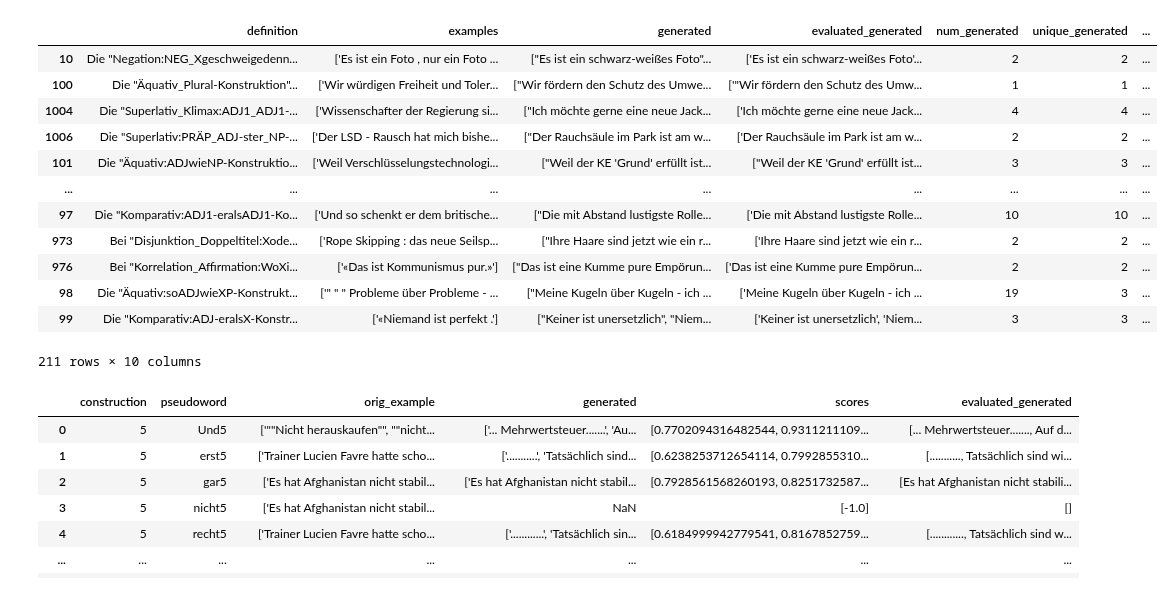
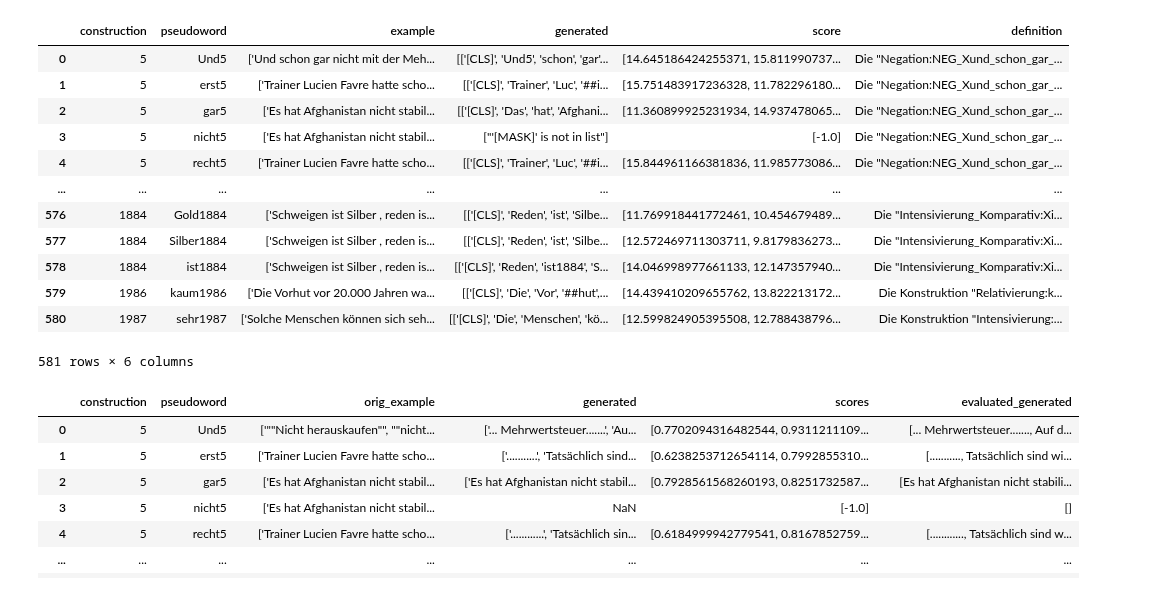
Before and after one commit to TiMauzi/llm-x-cxg, a Jupyter notebook: src/eval/eval_generate_human.ipynb, the cells around one changed output. Cells and saved outputs as stored; diff of their text form; code cells hidden in the pictures.

Commit message:
added bsbbert eval

```diff
--- a/src/eval/eval_generate_human.ipynb
+++ b/src/eval/eval_generate_human.ipynb
@@ -9,22 +10,24 @@ for i in range(5):
 # %%
 mbart_data = pd.read_csv("data/data_mbart_complete2.tsv", sep="\t", index_col=0)
 mbart_vanilla_data = pd.read_csv("data/data_mbart_vanilla_complete2.tsv", sep="\t", index_col=0)
+# %%
+bsbbert_data = pd.read_csv("data/data_bsbbert_complete.tsv", sep="\t", index_col=0)
 # %%
-llama_data[1]
+bsbbert_data
 # %% [output]
-|  | definition | examples | generated | evaluated_generated | num_generated | unique_generated | ... |
-| 10 | Die "Negation:NEG_Xgeschweigedenn... | ['Es ist ein Foto , nur ein Foto ... | ["Es ist ein schwarz-weißes Foto"... | ['Es ist ein schwarz-weißes Foto'... | 2 | 2 | ... |
-| 100 | Die "Äquativ_Plural-Konstruktion"... | ['Wir würdigen Freiheit und Toler... | ["Wir fördern den Schutz des Umwe... | ['"Wir fördern den Schutz des Umw... | 1 | 1 | ... |
-| 1004 | Die "Superlativ_Klimax:ADJ1_ADJ1-... | ['Wissenschafter der Regierung si... | ["Ich möchte gerne eine neue Jack... | ['Ich möchte gerne eine neue Jack... | 4 | 4 | ... |
-| 1006 | Die "Superlativ:PRÄP_ADJ-ster_NP-... | ['Der LSD - Rausch hat mich bishe... | ["Der Rauchsäule im Park ist am w... | ['Der Rauchsäule im Park ist am w... | 2 | 2 | ... |
-| 101 | Die "Äquativ:ADJwieNP-Konstruktio... | ['Weil Verschlüsselungstechnologi... | ["Weil der KE 'Grund' erfüllt ist... | ["Weil der KE 'Grund' erfüllt ist... | 3 | 3 | ... |
-| ... | ... | ... | ... | ... | ... | ... | ... |
-| 97 | Die "Komparativ:ADJ1-eralsADJ1-Ko... | ['Und so schenkt er dem britische... | ["Die mit Abstand lustigste Rolle... | ['Die mit Abstand lustigste Rolle... | 10 | 10 | ... |
-| 973 | Bei "Disjunktion_Doppeltitel:Xode... | ['Rope Skipping : das neue Seilsp... | ["Ihre Haare sind jetzt wie ein r... | ['Ihre Haare sind jetzt wie ein r... | 2 | 2 | ... |
-| 976 | Bei "Korrelation_Affirmation:WoXi... | ['«Das ist Kommunismus pur.»'] | ["Das ist eine Kumme pure Empörun... | ['Das ist eine Kumme pure Empörun... | 2 | 2 | ... |
-| 98 | Die "Äquativ:soADJwieXP-Konstrukt... | ['" " " Probleme über Probleme - ... | ["Meine Kugeln über Kugeln - ich ... | ['Meine Kugeln über Kugeln - ich ... | 19 | 3 | ... |
-| 99 | Die "Komparativ:ADJ-eralsX-Konstr... | ['«Niemand ist perfekt .'] | ["Keiner ist unersetzlich", "Niem... | ['Keiner ist unersetzlich', 'Niem... | 3 | 3 | ... |
+|  | construction | pseudoword | example | generated | score | definition |
+| 0 | 5 | Und5 | ['Und schon gar nicht mit der Meh... | [['[CLS]', 'Und5', 'schon', 'gar'... | [14.645186424255371, 15.811990737... | Die "Negation:NEG_Xund_schon_gar_... |
+| 1 | 5 | erst5 | ['Trainer Lucien Favre hatte scho... | [['[CLS]', 'Trainer', 'Luc', '##i... | [15.751483917236328, 11.782296180... | Die "Negation:NEG_Xund_schon_gar_... |
+| 2 | 5 | gar5 | ['Es hat Afghanistan nicht stabil... | [['[CLS]', 'Das', 'hat', 'Afghani... | [11.360899925231934, 14.937478065... | Die "Negation:NEG_Xund_schon_gar_... |
+| 3 | 5 | nicht5 | ['Es hat Afghanistan nicht stabil... | ["'[MASK]' is not in list"] | [-1.0] | Die "Negation:NEG_Xund_schon_gar_... |
+| 4 | 5 | recht5 | ['Trainer Lucien Favre hatte scho... | [['[CLS]', 'Trainer', 'Luc', '##i... | [15.844961166381836, 11.985773086... | Die "Negation:NEG_Xund_schon_gar_... |
+| ... | ... | ... | ... | ... | ... | ... |
+| 576 | 1884 | Gold1884 | ['Schweigen ist Silber , reden is... | [['[CLS]', 'Reden', 'ist', 'Silbe... | [11.769918441772461, 10.454679489... | Die "Intensivierung_Komparativ:Xi... |
+| 577 | 1884 | Silber1884 | ['Schweigen ist Silber , reden is... | [['[CLS]', 'Reden', 'ist', 'Silbe... | [12.572469711303711, 9.8179836273... | Die "Intensivierung_Komparativ:Xi... |
+| 578 | 1884 | ist1884 | ['Schweigen ist Silber , reden is... | [['[CLS]', 'Reden', 'ist1884', 'S... | [14.046998977661133, 12.147357940... | Die "Intensivierung_Komparativ:Xi... |
+| 579 | 1986 | kaum1986 | ['Die Vorhut vor 20.000 Jahren wa... | [['[CLS]', 'Die', 'Vor', '##hut',... | [14.439410209655762, 13.822213172... | Die Konstruktion "Relativierung:k... |
+| 580 | 1987 | sehr1987 | ['Solche Menschen können sich seh... | [['[CLS]', 'Die', 'Menschen', 'kö... | [12.599824905395508, 12.788438796... | Die Konstruktion "Intensivierung:... |
-211 rows × 10 columns
+581 rows × 6 columns
 # %%
 def evaluate_generated(row):
     try:
```
Also changed, not shown: parts of 9 cells of this notebook, 3 other files.
